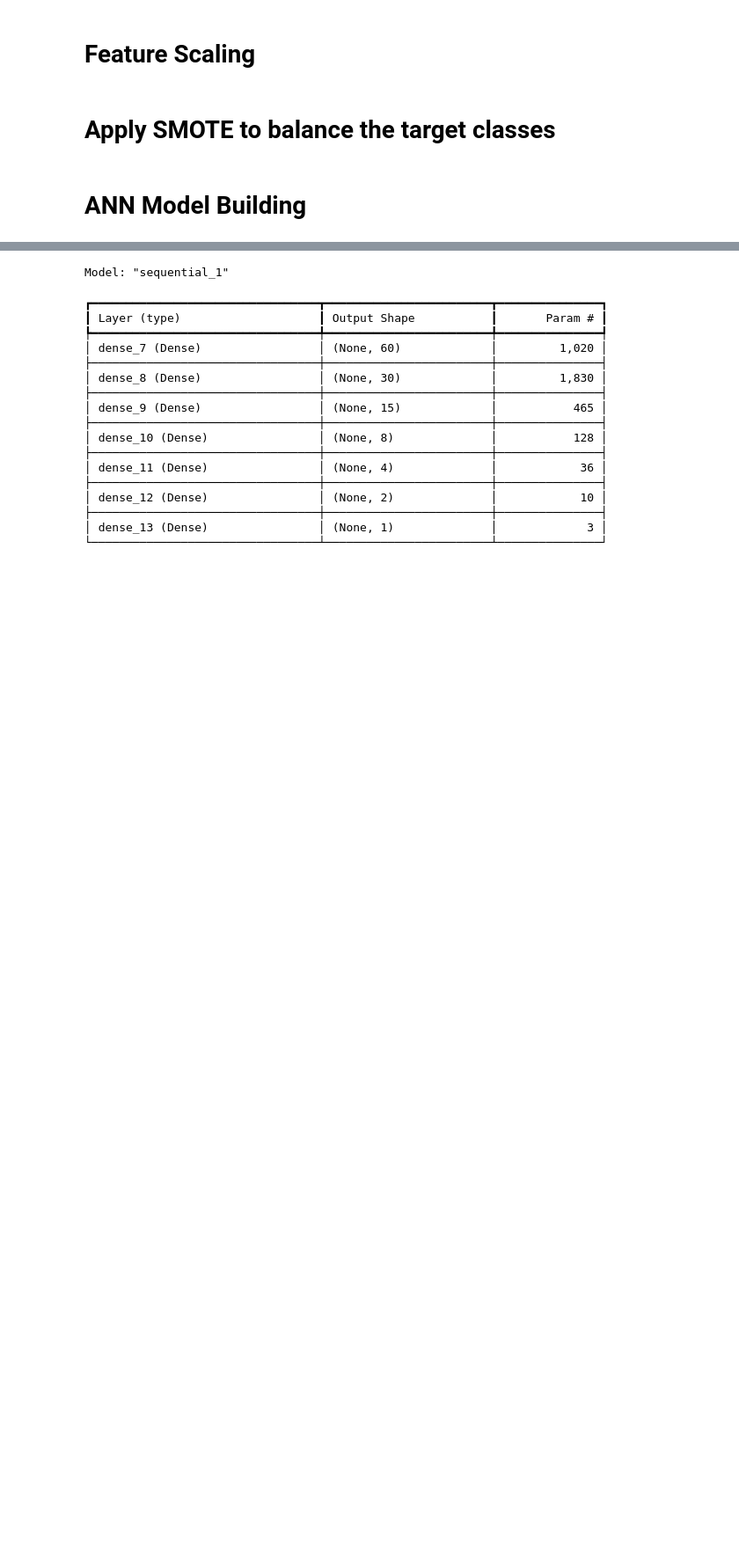
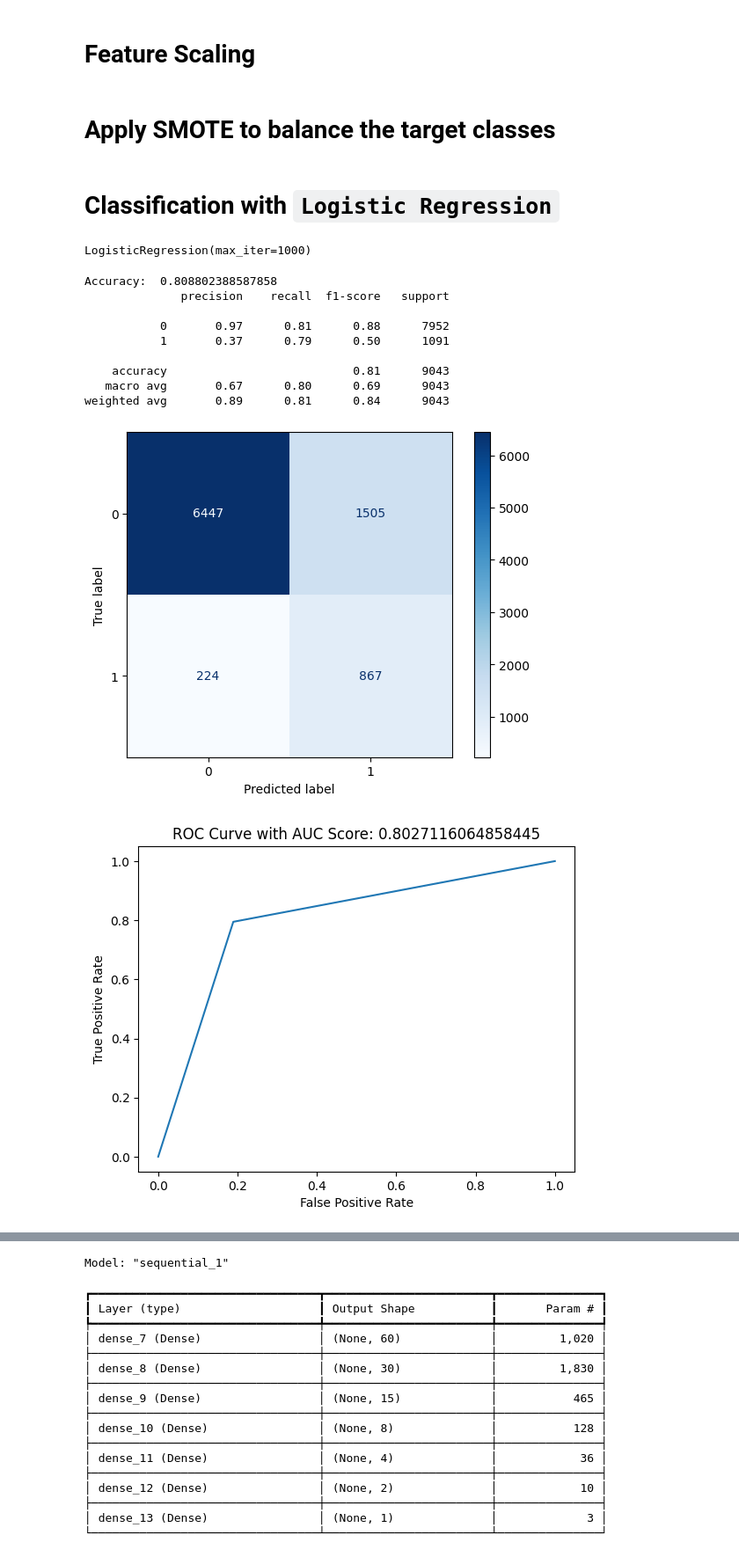
Before and after one commit to jadhavgaurav/Bank_Telemarketing_predictionModel, a Jupyter notebook: Bank_Telemarketing_predictionModel.ipynb, the cells around one changed output, grey strips where cells are left out. Shown at 88% size. Cells and saved outputs as stored; diff of their text form; code cells hidden in the pictures; blank space fills up the shorter version.

```diff
--- a/Bank_Telemarketing_predictionModel.ipynb
+++ b/Bank_Telemarketing_predictionModel.ipynb
@@ -41,9 +53,10 @@ import keras_tuner as kt
 logging.info('The Bank Telemarketing Prediction Model Started....')
 # %%
 # import Data using Pandas function
+data_url = 'https://raw.githubusercontent.com/jadhavgaurav/Bank_Telemarketing_predictionModel/refs/heads/main/Bank_Telemarketing.csv'
 
 try:
-    df = pd.read_csv('Bank_Telemarketing.csv', sep=';')
+    df = pd.read_csv(data_url, sep=';')
     logging.info("Data loaded successfully.")
 except Exception as e:
     logging.error("Error loading data: ", str(e))
@@ -255,5 +268,51 @@ from imblearn.over_sampling import SMOTE
 
 sm = SMOTE()
 X_train, y_train = sm.fit_resample(X_train, y_train)
-# %% [markdown]
-# ANN Model Building
+# %% [markdown]
+# Classification with `Logistic Regression`
+# %%
+# Initialize the logistic regression model
+log_reg = LogisticRegression(max_iter=1000)
+
+# Train the model
+log_reg.fit(X_train, y_train)
+# %% [output]
+LogisticRegression(max_iter=1000)
+# %%
+# Predict the test set results
+y_pred_log_reg = log_reg.predict(X_test)
+
+# Evaluate the model
+accuracy_log_reg = accuracy_score(y_test, y_pred_log_reg)
+print("Accuracy: ", accuracy_log_reg)
+
+print(classification_report(y_test, y_pred_log_reg))
+
+# Compute the confusion matrix
+cm_log_reg = confusion_matrix(y_test, y_pred_log_reg)
+
+# Plot the confusion matrix
+disp_log_reg = ConfusionMatrixDisplay(confusion_matrix=cm_log_reg, display_labels=[0, 1])
+disp_log_reg.plot(cmap=plt.cm.Blues)
+plt.show()
+
+# Plot the ROC curve
+fpr_log_reg, tpr_log_reg, thresholds_log_reg = roc_curve(y_test, y_pred_log_reg)
+roc_auc_log_reg = roc_auc_score(y_test, y_pred_log_reg)
+plt.plot(fpr_log_reg, tpr_log_reg)
+plt.title(f'ROC Curve with AUC Score: {roc_auc_log_reg}')
+plt.xlabel('False Positive Rate')
+plt.ylabel('True Positive Rate')
+plt.show()
+# %% [output]
+Accuracy:  0.808802388587858
+              precision    recall  f1-score   support
+
+           0       0.97      0.81      0.88      7952
+           1       0.37      0.79      0.50      1091
+
+    accuracy                           0.81      9043
+   macro avg       0.67      0.80      0.69      9043
+weighted avg       0.89      0.81      0.84      9043
+[figure, added]
+[figure, added]
```
Also changed, not shown: parts of 28 cells of this notebook, 8 other files.
